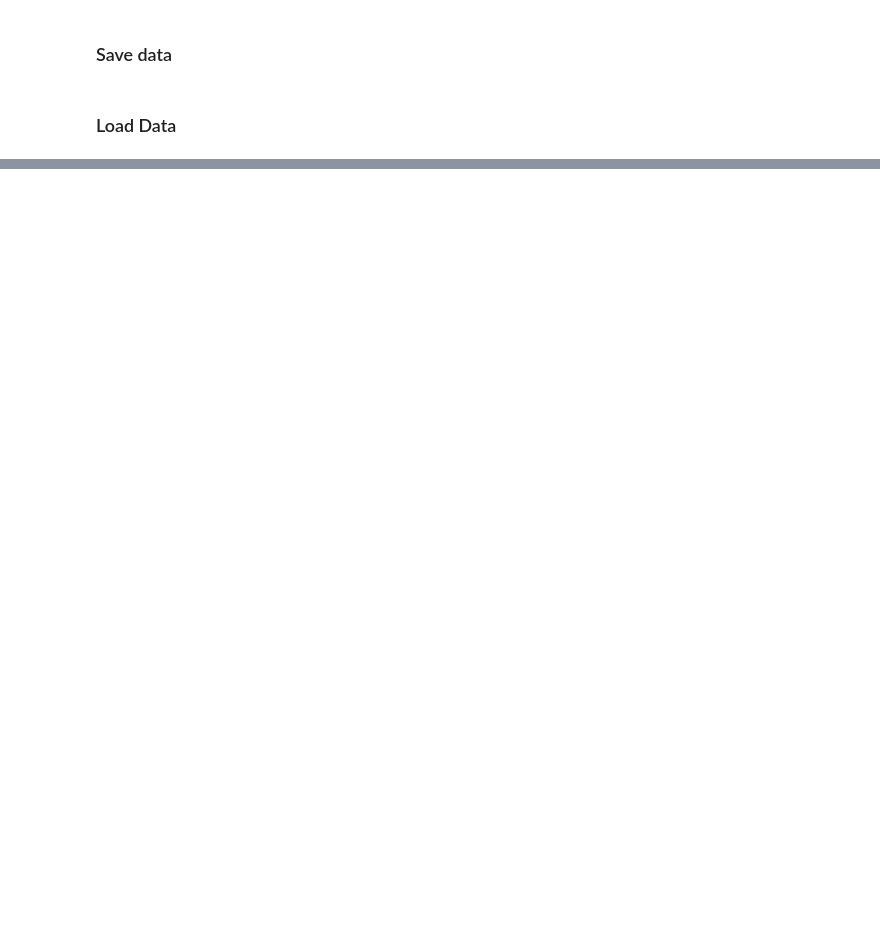
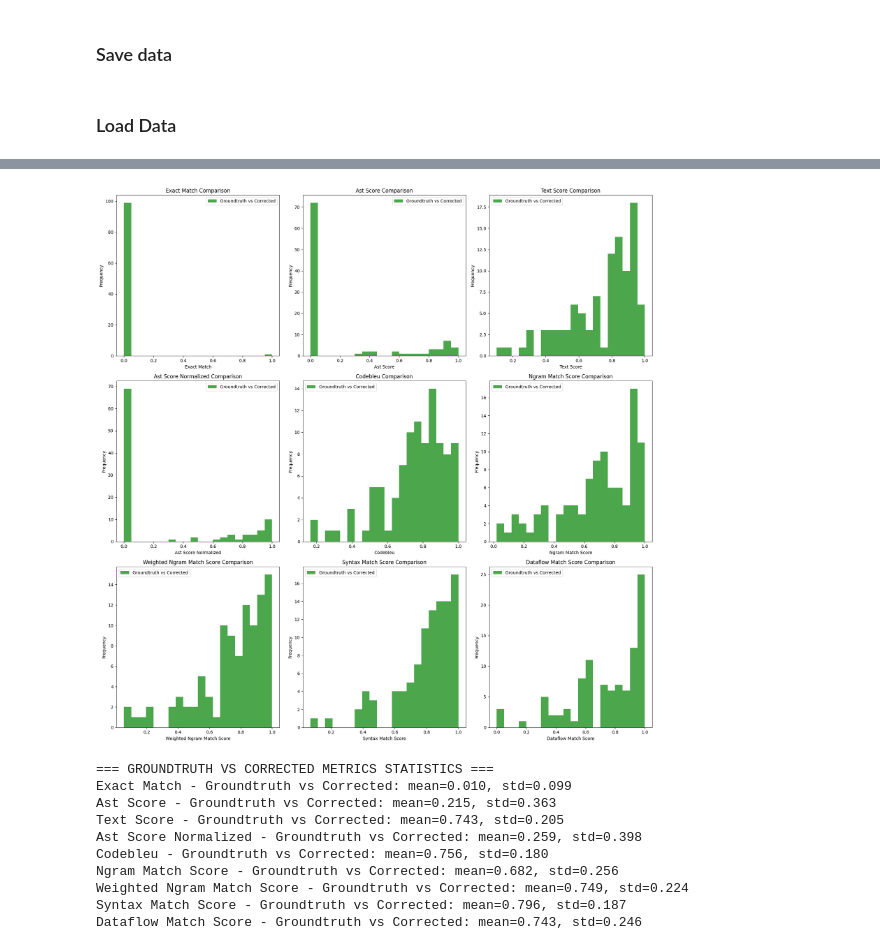
Before and after one commit to FernandoZanchitta/BugDetectiveAI, a Jupyter notebook: Bugdetectiveai/scr/notebooks/chat.ipynb, the cells around one changed output, grey strips where cells are left out. Saved outputs shown, nothing was run; the diff lists cells and outputs as text; code cells hidden in the pictures; blank space fills up the shorter version.

```diff
--- a/Bugdetectiveai/scr/notebooks/chat.ipynb
+++ b/Bugdetectiveai/scr/notebooks/chat.ipynb
@@ -126,0 +211,14 @@ Dataflow Match Score - Bug vs Groundtruth: mean=0.829, std=0.218
+# %%
+compare_groundtruth_vs_corrected_histograms(sample_data['after_merge_without_docstrings'],sample_data['response_qwen-2.5-coder-32b-instruct'])
+# %% [output]
+[figure, added]
+=== GROUNDTRUTH VS CORRECTED METRICS STATISTICS ===
+Exact Match - Groundtruth vs Corrected: mean=0.010, std=0.099
+Ast Score - Groundtruth vs Corrected: mean=0.215, std=0.363
+Text Score - Groundtruth vs Corrected: mean=0.743, std=0.205
+Ast Score Normalized - Groundtruth vs Corrected: mean=0.259, std=0.398
+Codebleu - Groundtruth vs Corrected: mean=0.756, std=0.180
+Ngram Match Score - Groundtruth vs Corrected: mean=0.682, std=0.256
+Weighted Ngram Match Score - Groundtruth vs Corrected: mean=0.749, std=0.224
+Syntax Match Score - Groundtruth vs Corrected: mean=0.796, std=0.187
+Dataflow Match Score - Groundtruth vs Corrected: mean=0.743, std=0.246
```
Also changed, not shown: parts of 31 cells of this notebook, 5 other files.
